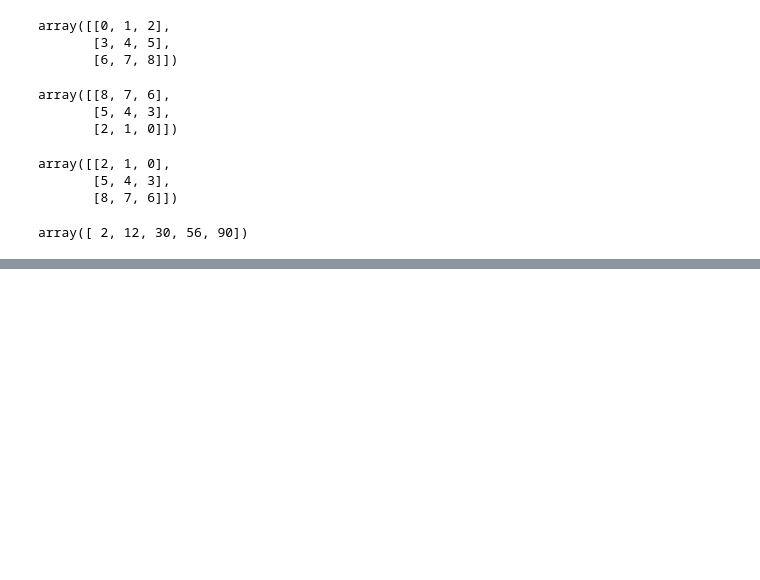
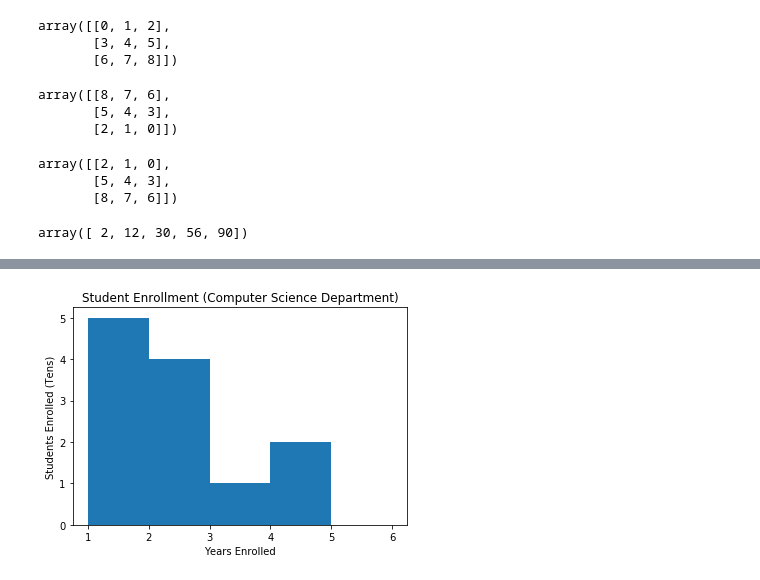
Before and after one commit to dnlsyfq/py_numpy_OLD, a Jupyter notebook: workbook.ipynb, the cells around one changed output, grey strips where cells are left out. Saved outputs shown, nothing was run; the diff lists cells and outputs as text; code cells hidden in the pictures; blank space fills up the shorter version.

```diff
--- a/workbook.ipynb
+++ b/workbook.ipynb
@@ -1061,0 +1083,10 @@ array([ 2, 12, 30, 56, 90])
+# %%
+cs_enrollment = [1, 1, 1, 1, 1, 2, 2, 2, 2, 3, 4, 4]
+
+plt.hist(cs_enrollment, bins=5, range=(1, 6))
+plt.title('Student Enrollment (Computer Science Department)')
+plt.xlabel('Years Enrolled')
+plt.ylabel('Students Enrolled (Tens)')
+plt.show()
+# %% [output]
+[figure, added]
```
Also changed, not shown: parts of 11 cells of this notebook, 1 other file.
